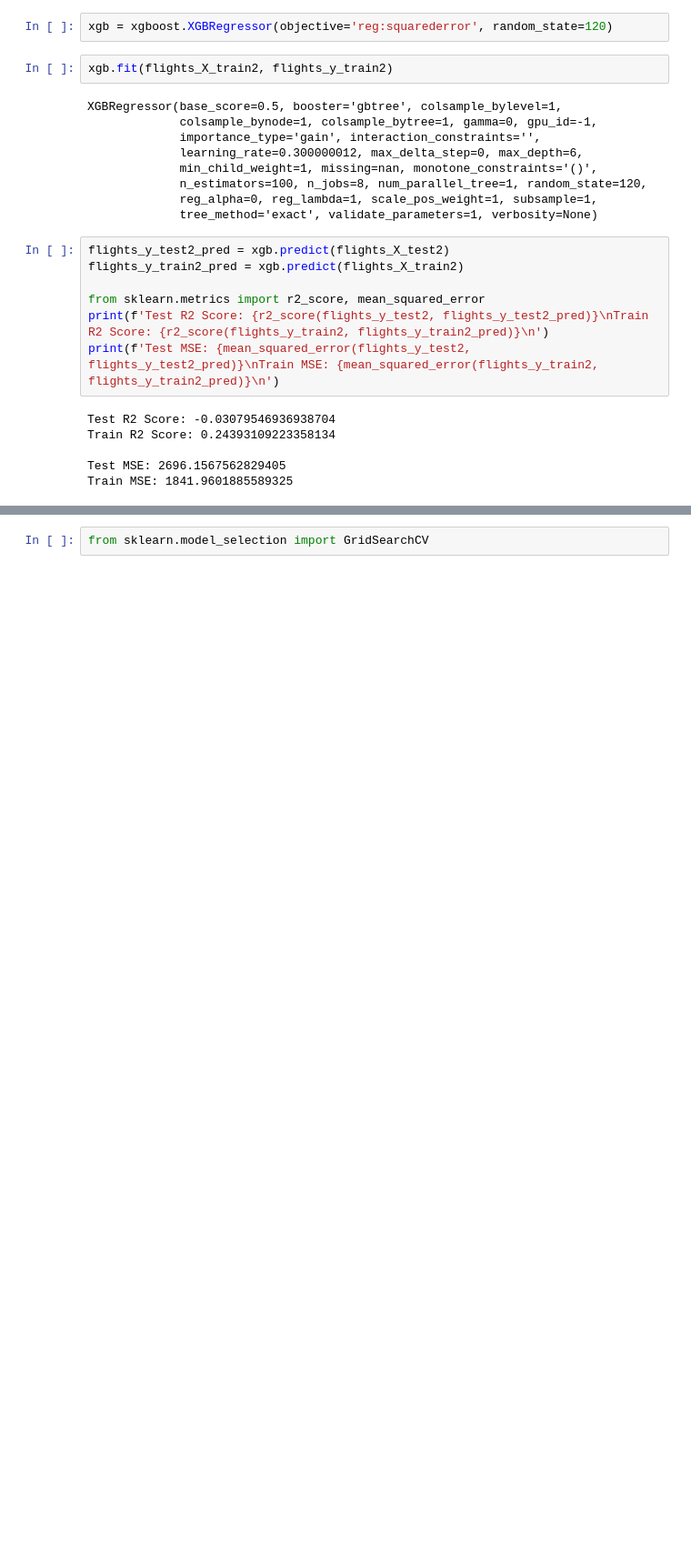
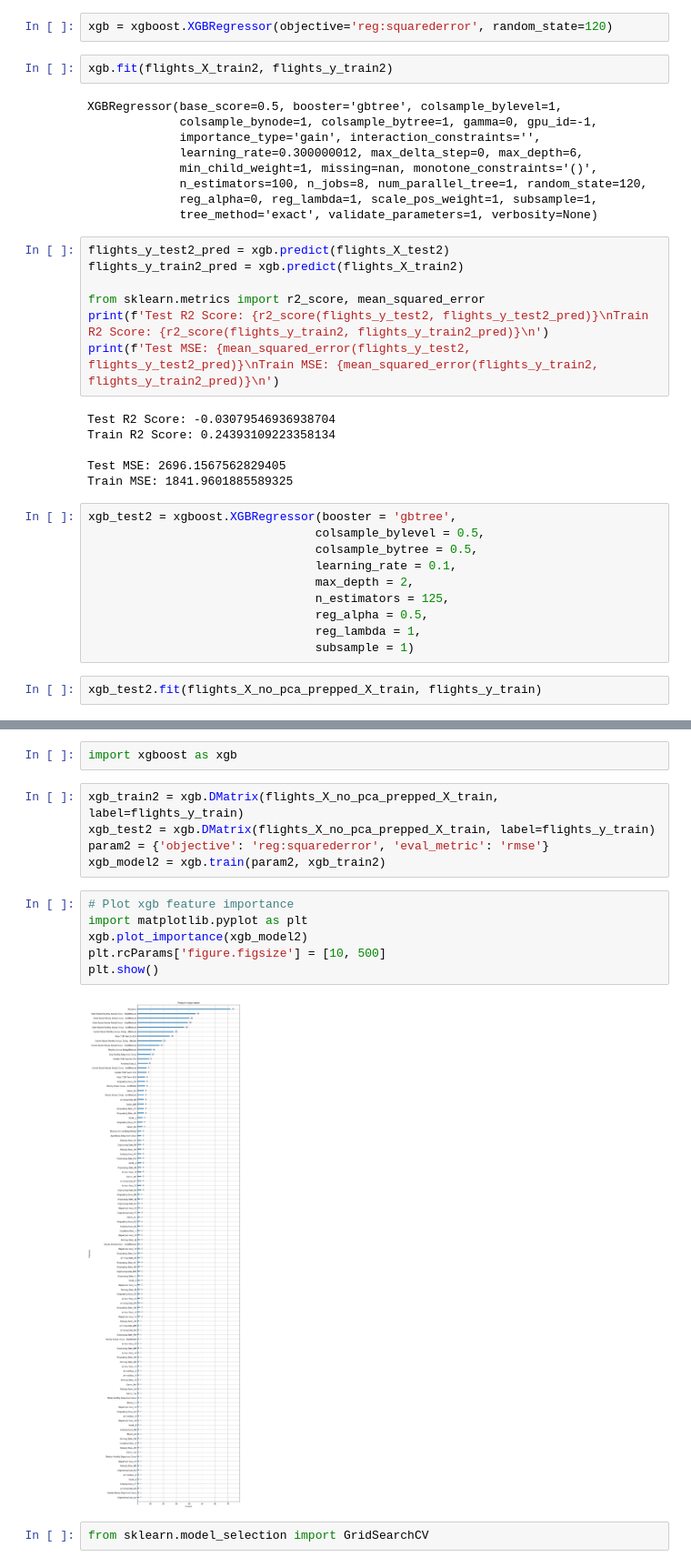
Before and after one commit to Waleed-Alfaris/Mid_Term_Project_I-NYC-Flight-Data-, a Jupyter notebook: Models/XGB-Tuned.ipynb, the cells around one changed output, grey strips where cells are left out. Shown at 91% size. Saved outputs shown, nothing was run; the diff lists cells and outputs as text; blank space fills up the shorter version.

```diff
--- a/Models/XGB-Tuned.ipynb
+++ b/Models/XGB-Tuned.ipynb
@@ -928,3 +1024,15 @@ Train R2 Score: 0.24393109223358134
 
 Test MSE: 2696.1567562829405
 Train MSE: 1841.9601885589325
+# %%
+xgb_test2 = xgboost.XGBRegressor(booster = 'gbtree',
+                                colsample_bylevel = 0.5,
+                                colsample_bytree = 0.5,
+                                learning_rate = 0.1,
+                                max_depth = 2,
+                                n_estimators = 125,
+                                reg_alpha = 0.5,
+                                reg_lambda = 1,
+                                subsample = 1)
+# %%
+xgb_test2.fit(flights_X_no_pca_prepped_X_train, flights_y_train)
@@ -931,2 +1061,17 @@ Train MSE: 1841.9601885589325
+# %%
+import xgboost as xgb
+# %%
+xgb_train2 = xgb.DMatrix(flights_X_no_pca_prepped_X_train, label=flights_y_train)
+xgb_test2 = xgb.DMatrix(flights_X_no_pca_prepped_X_train, label=flights_y_train)
+param2 = {'objective': 'reg:squarederror', 'eval_metric': 'rmse'}
+xgb_model2 = xgb.train(param2, xgb_train2)
+# %%
+# Plot xgb feature importance
+import matplotlib.pyplot as plt
+xgb.plot_importance(xgb_model2)
+plt.rcParams['figure.figsize'] = [10, 500]
+plt.show()
+# %% [output]
+[figure, added]
 # %%
 from sklearn.model_selection import GridSearchCV
```
Also changed, not shown: parts of 21 cells of this notebook.
